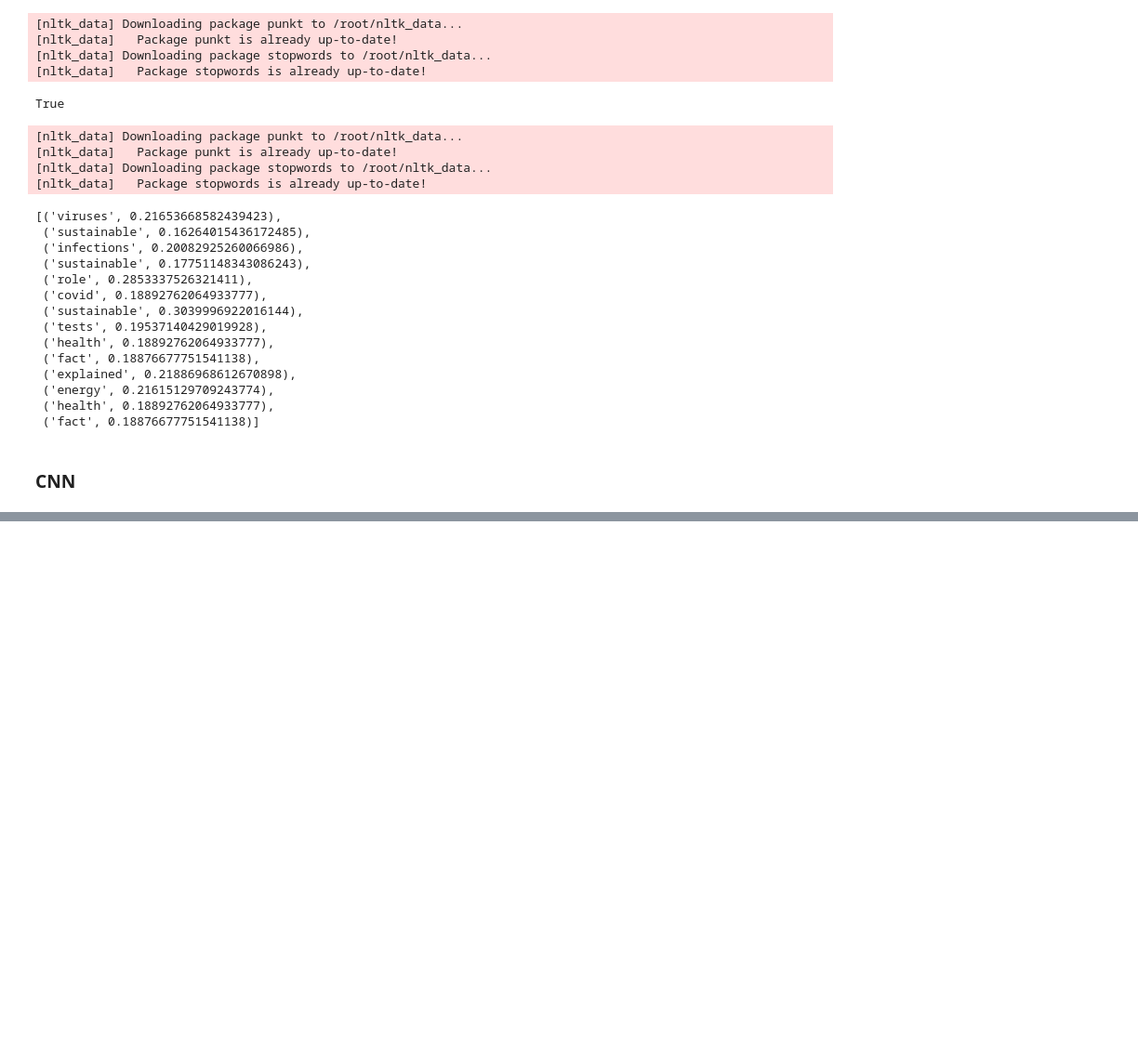
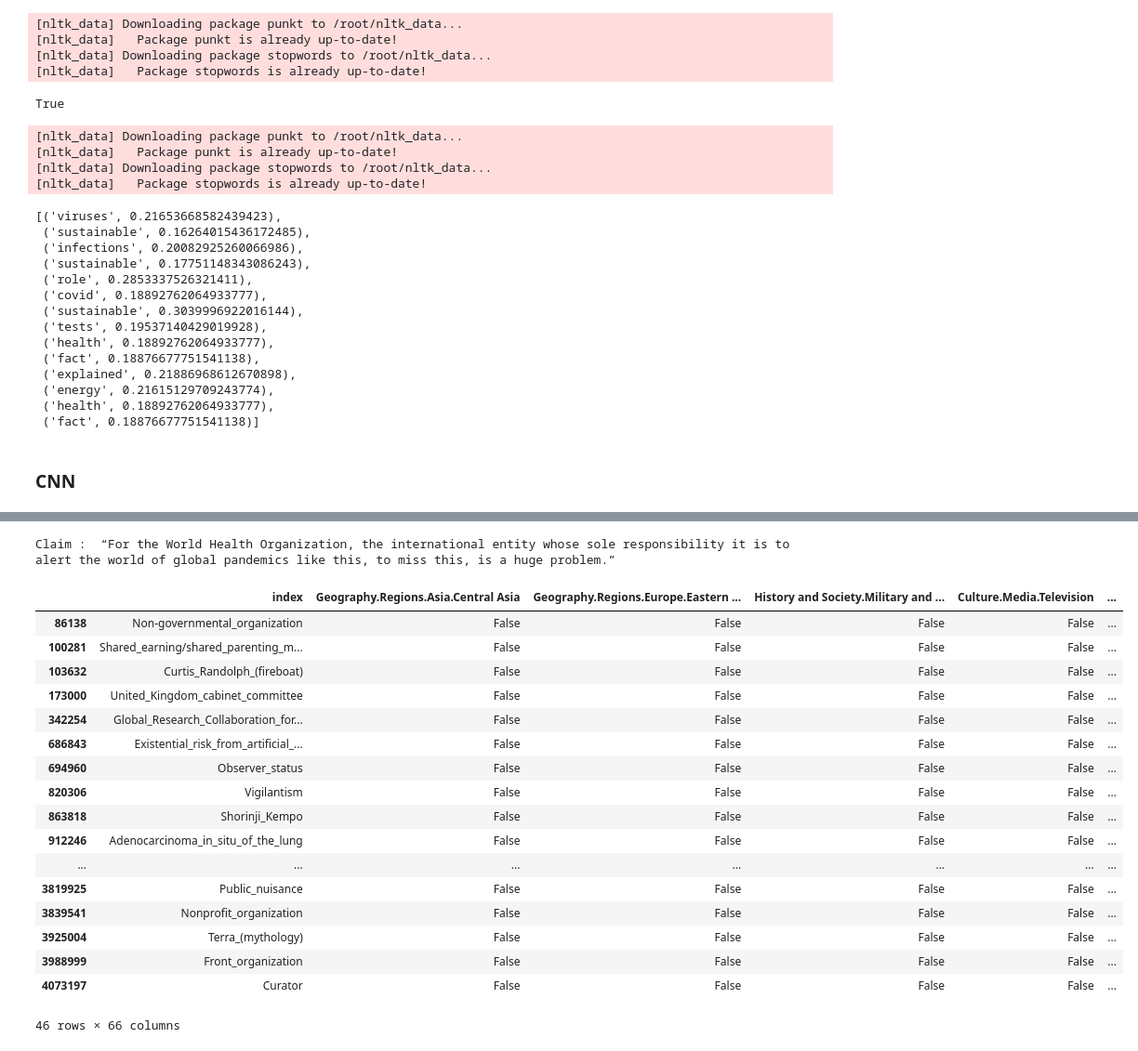
Before and after one commit to epfl-ada/ada-2023-project-thedogues1815, a Jupyter notebook: Data clustering.ipynb, the cells around one changed output, grey strips where cells are left out. Shown at 93% size. Drawn from its saved outputs; the diff is of its cells as text; code cells hidden in the pictures; blank space fills up the shorter version.

Commit message:
Wiki Search Clustering

```diff
--- a/Data clustering.ipynb
+++ b/Data clustering.ipynb
@@ -671,0 +829,2 @@ print(term_to_index)
+# %%
+claim = "Covid-19 is spread threw the 5G Network"
@@ -671,0 +869,2 @@ print(term_to_index)
+# %%
+html = get_html_from_url(query)
@@ -671,0 +895,2 @@ print(term_to_index)
+# %%
+allArticles = extractWikiArticles(html)
@@ -671,0 +911,59 @@ print(term_to_index)
+# %%
+def getArticlesFromSmallKeywordList(keywords):
+    query = "https://en.wikipedia.org/w/index.php?search="
+    for key in keywords:
+      query += key + "+OR+"
+
+    html = get_html_from_url(query)
+    allArticles = extractWikiArticles(html)
+
+    return allArticles
+
+def getArticlesThrewWikiSearch(claimID, numberOfKeyWOrdPerSearch=6):
+    claim = csv_eng['claim'][claimID]
+    print("Claim :", claim)
+    keywords = extract_keyword_noun(claim)
+
+    for i, key in enumerate(keywords):
+      if " " in key:
+        # If key contains a space, split it into multiple words
+        words = key.split()
+        # Remove the original keyword with a space
+        keywords = np.delete(keywords, i)
+        # Append the split words to the array
+        keywords = np.insert(keywords, i, words)
+
+    positionIndex = 0
+    allArticles = []
+    while(positionIndex+numberOfKeyWOrdPerSearch < len(keywords)):
+      allArticles += getArticlesFromSmallKeywordList(keywords[positionIndex:positionIndex+numberOfKeyWOrdPerSearch])
+      positionIndex += numberOfKeyWOrdPerSearch
+
+    #EXTRA Take last indexes
+    allArticles += getArticlesFromSmallKeywordList(keywords[-numberOfKeyWOrdPerSearch:])
+
+    return compareToDBArticles(allArticles)
+# %%
+claimID = 45;
+
+getArticlesThrewWikiSearch(claimID, numberOfKeyWOrdPerSearch=6)
+# %% [output]
+Claim :  “For the World Health Organization, the international entity whose sole responsibility it is to alert the world of global pandemics like this, to miss this, is a huge problem.”
+|  | index | Geography.Regions.Asia.Central Asia | Geography.Regions.Europe.Eastern ... | History and Society.Military and ... | Culture.Media.Television | ... |
+| 86138 | Non-governmental_organization | False | False | False | False | ... |
+| 100281 | Shared_earning/shared_parenting_m... | False | False | False | False | ... |
+| 103632 | Curtis_Randolph_(fireboat) | False | False | False | False | ... |
+| 173000 | United_Kingdom_cabinet_committee | False | False | False | False | ... |
+| 342254 | Global_Research_Collaboration_for... | False | False | False | False | ... |
+| 686843 | Existential_risk_from_artificial_... | False | False | False | False | ... |
+| 694960 | Observer_status | False | False | False | False | ... |
+| 820306 | Vigilantism | False | False | False | False | ... |
+| 863818 | Shorinji_Kempo | False | False | False | False | ... |
+| 912246 | Adenocarcinoma_in_situ_of_the_lung | False | False | False | False | ... |
+| ... | ... | ... | ... | ... | ... | ... |
+| 3819925 | Public_nuisance | False | False | False | False | ... |
+| 3839541 | Nonprofit_organization | False | False | False | False | ... |
+| 3925004 | Terra_(mythology) | False | False | False | False | ... |
+| 3988999 | Front_organization | False | False | False | False | ... |
+| 4073197 | Curator | False | False | False | False | ... |
+46 rows × 66 columns
```
Also changed, not shown: parts of 45 cells of this notebook.
